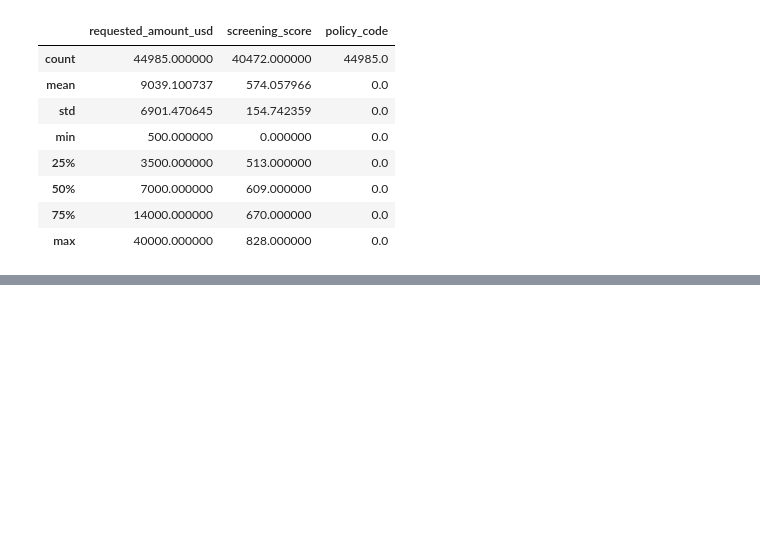
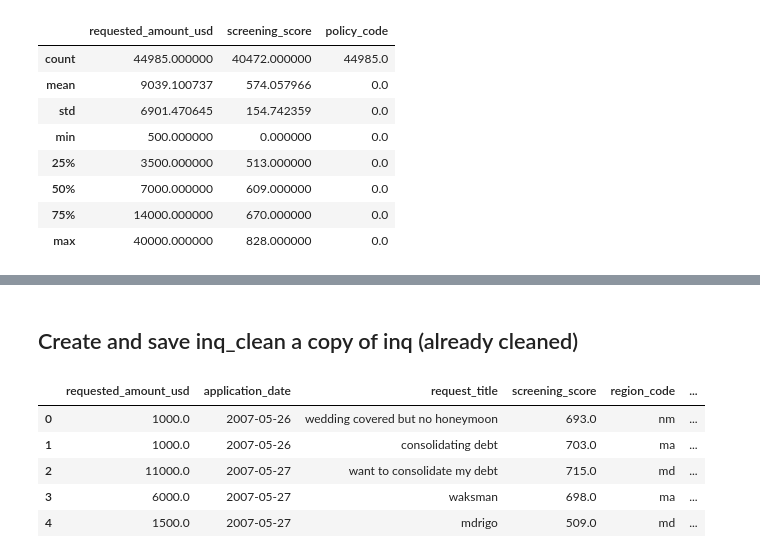
Before and after one commit to JoseAlberto88/Credit-Default-Risk-Analysis, a Jupyter notebook: python/Python_project_group3.ipynb, the cells around one changed output, grey strips where cells are left out. Cells and saved outputs as stored; diff of their text form; code cells hidden in the pictures; blank space fills up the shorter version.

Commit message:
Add cleaned inquiries dataset and update notebook

```diff
--- a/python/Python_project_group3.ipynb
+++ b/python/Python_project_group3.ipynb
@@ -1247,0 +1286,3 @@ inq.select_dtypes(include=['int64', 'float64']).describe()
+# %%
+# Remove the constant variable 'policy_code'
+inq = inq.drop(columns=['policy_code'])
@@ -1247,0 +1302,18 @@ inq.select_dtypes(include=['int64', 'float64']).describe()
+# %%
+# Ensure full output (prevents truncation in Jupyter)
+pd.set_option('display.max_rows', None)
+pd.set_option('display.max_colwidth', None)
+
+# Select ONLY string + categorical columns (future-proof)
+cat_cols = inq.select_dtypes(include=['string', 'category']).columns
+
+# Loop through each categorical variable and print value counts
+for col in cat_cols:
+    # Skip columns with more than 60 unique values
+    if inq[col].nunique() > 60:
+        print(f"\n===== {col} =====")
+        print("Skipped (more than 60 unique values)")
+        continue
+
+    print(f"\n===== {col} =====")
+    print(inq[col].value_counts(dropna=False))
@@ -1247,0 +1469,18 @@ inq.select_dtypes(include=['int64', 'float64']).describe()
+# %% [markdown]
+## Create and save inq_clean a copy of inq (already cleaned)
+# %%
+# 1. Create a clean copy of the inquiries dataset
+inq_clean = inq.copy()
+
+# 2. Save the clean dataset into the data/ folder
+inq_clean.to_csv("../data/inq_clean.csv", index=False)
+
+# 3. Quick confirmation
+inq_clean.head()
+# %% [output]
+|  | requested_amount_usd | application_date | request_title | screening_score | region_code | ... |
+| 0 | 1000.0 | 2007-05-26 | wedding covered but no honeymoon | 693.0 | nm | ... |
+| 1 | 1000.0 | 2007-05-26 | consolidating debt | 703.0 | ma | ... |
+| 2 | 11000.0 | 2007-05-27 | want to consolidate my debt | 715.0 | md | ... |
+| 3 | 6000.0 | 2007-05-27 | waksman | 698.0 | ma | ... |
+| 4 | 1500.0 | 2007-05-27 | mdrigo | 509.0 | md | ... |
```
Also changed, not shown: parts of 7 cells of this notebook, 1 other file.
